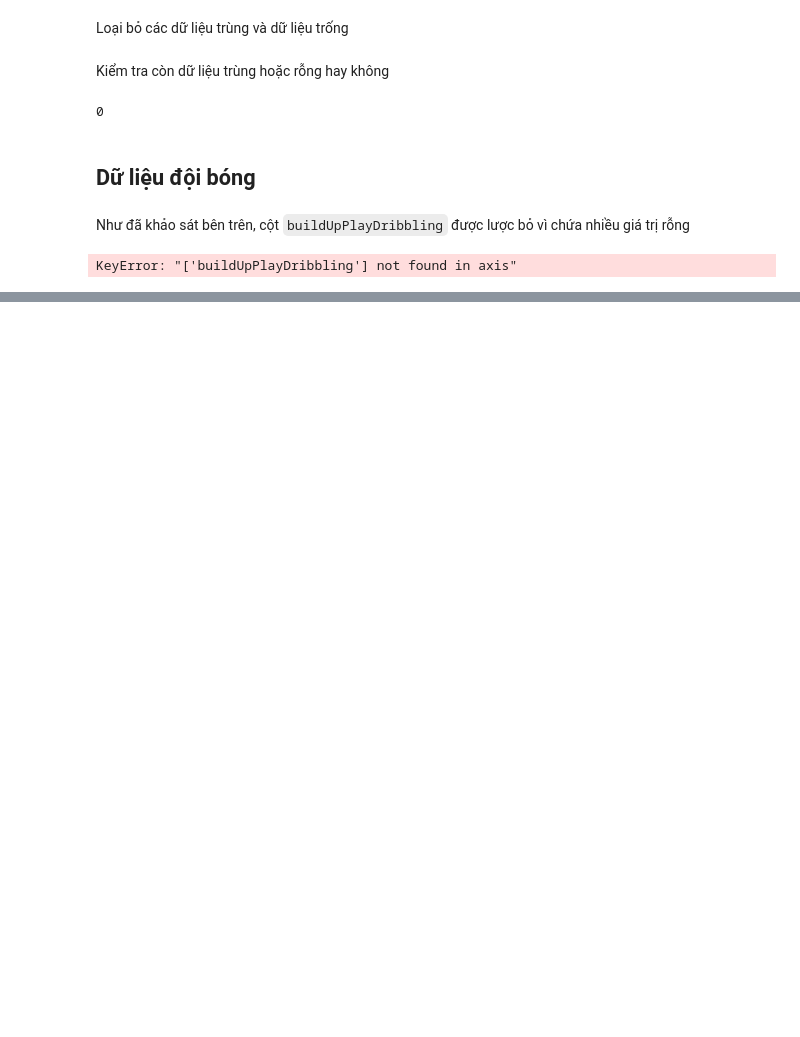
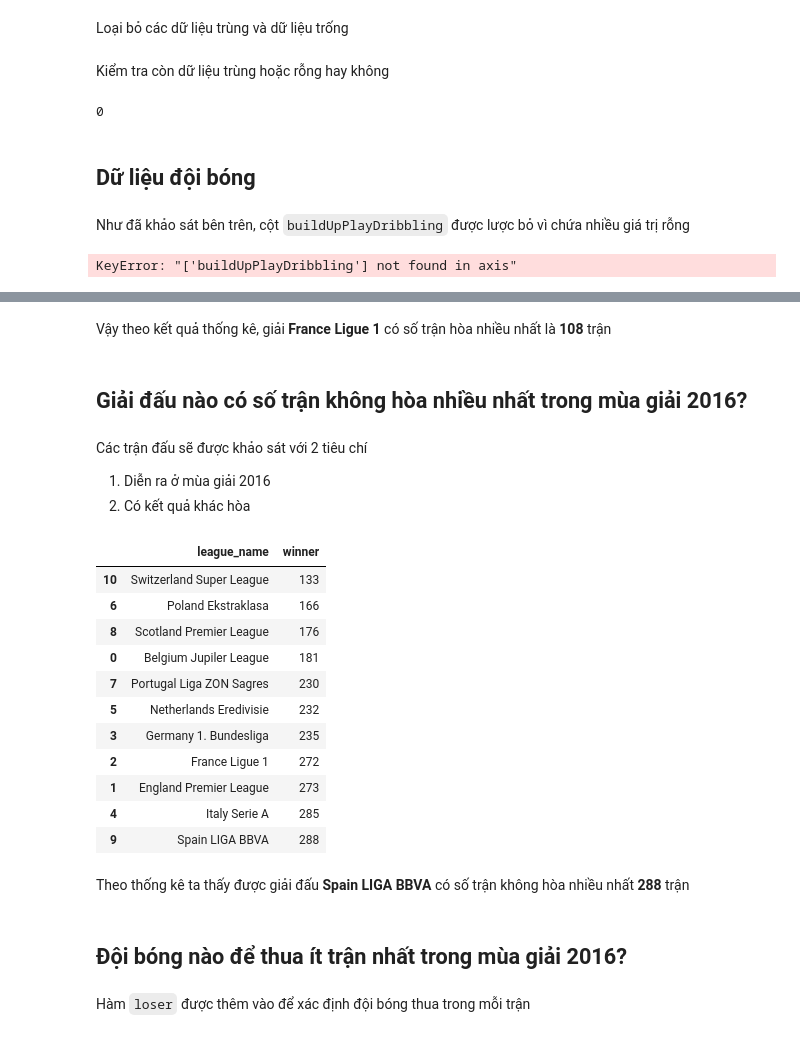
Before and after one commit to vquanghuy/13-data-analysis-applications, a Jupyter notebook: european-soccer.ipynb, the cells around one changed output, grey strips where cells are left out. Cells and saved outputs as stored; diff of their text form; code cells hidden in the pictures; blank space fills up the shorter version.

```diff
--- a/european-soccer.ipynb
+++ b/european-soccer.ipynb
@@ -797,0 +872,16 @@ df_team_attribute.head()
+# %%
+def win(df_match):
+    home_score = df_match[0] #home_team_goal
+    away_score = df_match[1] #away_team_goal
+    home_team_name = df_match[2] #home_team_name
+    away_team_name = df_match[3] #away_team_name
+
+    if home_score > away_score:
+        return home_team_name
+    elif home_score < away_score:
+        return away_team_name
+    else:
+        return 'DRAW'
+
+df_match['winner'] = df_match[['home_team_goal', 'away_team_goal', 'home_team_name', 'away_team_name']].apply(win, axis=1)
+df_match.head()
@@ -797,0 +897,3 @@ df_team_attribute.head()
+# %%
+match_2016 = df_match[df_match['season'] == '2015/2016']
+match_2016[['winner',"league_name"]].value_counts().loc["DRAW"]
@@ -797,0 +914,31 @@ df_team_attribute.head()
+# %% [markdown]
+Vậy theo kết quả thống kê, giải **France Ligue 1** có số trận hòa nhiều nhất là **108** trận
+# %% [markdown]
+## Giải đấu nào có số trận không hòa nhiều nhất trong mùa giải 2016?
+# %% [markdown]
+Các trận đấu sẽ được khảo sát với 2 tiêu chí
+
+1. Diễn ra ở mùa giải 2016
+2. Có kết quả khác hòa
+# %%
+wins16 = match_2016.groupby(["league_name"]).apply(lambda x: (x["winner"]!= 'DRAW').sum()).reset_index(name='winner').sort_values('winner')
+wins16
+# %% [output]
+|  | league_name | winner |
+| 10 | Switzerland Super League | 133 |
+| 6 | Poland Ekstraklasa | 166 |
+| 8 | Scotland Premier League | 176 |
+| 0 | Belgium Jupiler League | 181 |
+| 7 | Portugal Liga ZON Sagres | 230 |
+| 5 | Netherlands Eredivisie | 232 |
+| 3 | Germany 1. Bundesliga | 235 |
+| 2 | France Ligue 1 | 272 |
+| 1 | England Premier League | 273 |
+| 4 | Italy Serie A | 285 |
+| 9 | Spain LIGA BBVA | 288 |
+# %% [markdown]
+Theo thống kê ta thấy được giải đấu **Spain LIGA BBVA** có số trận không hòa nhiều nhất **288** trận
+# %% [markdown]
+## Đội bóng nào để thua ít trận nhất trong mùa giải 2016?
+# %% [markdown]
+Hàm `loser` được thêm vào để xác định đội bóng thua trong mỗi trận
```
Also changed, not shown: parts of 33 cells of this notebook.
